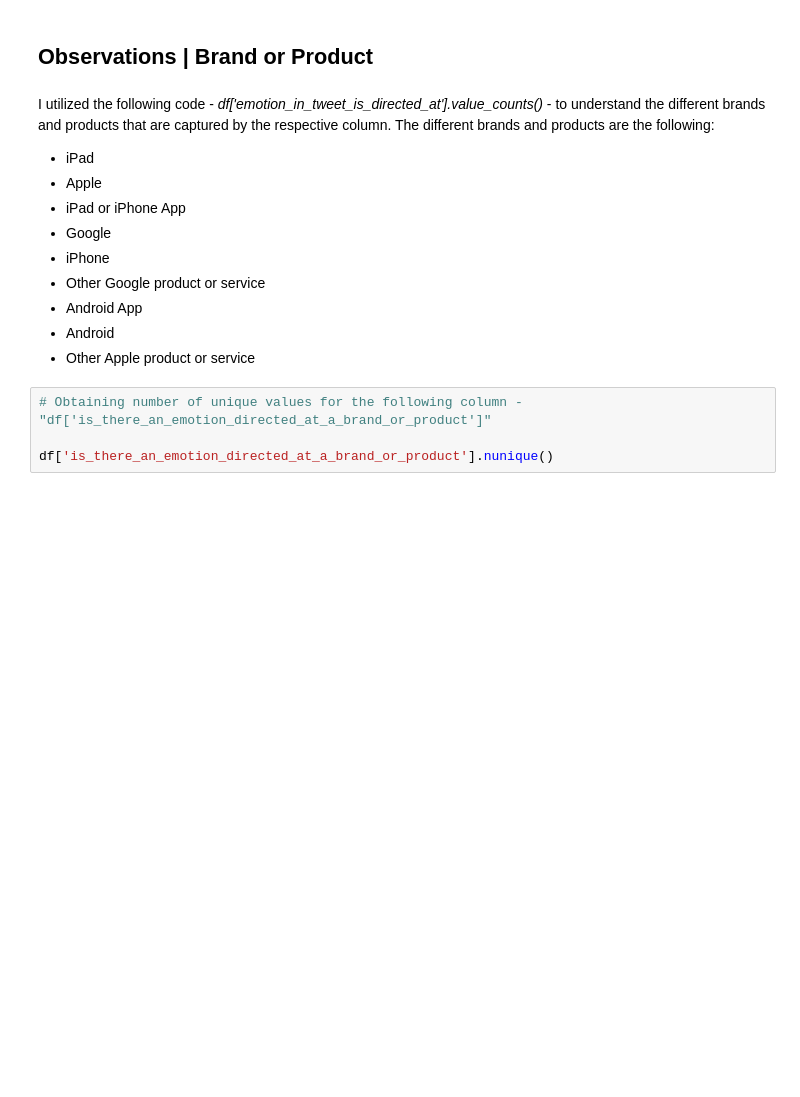
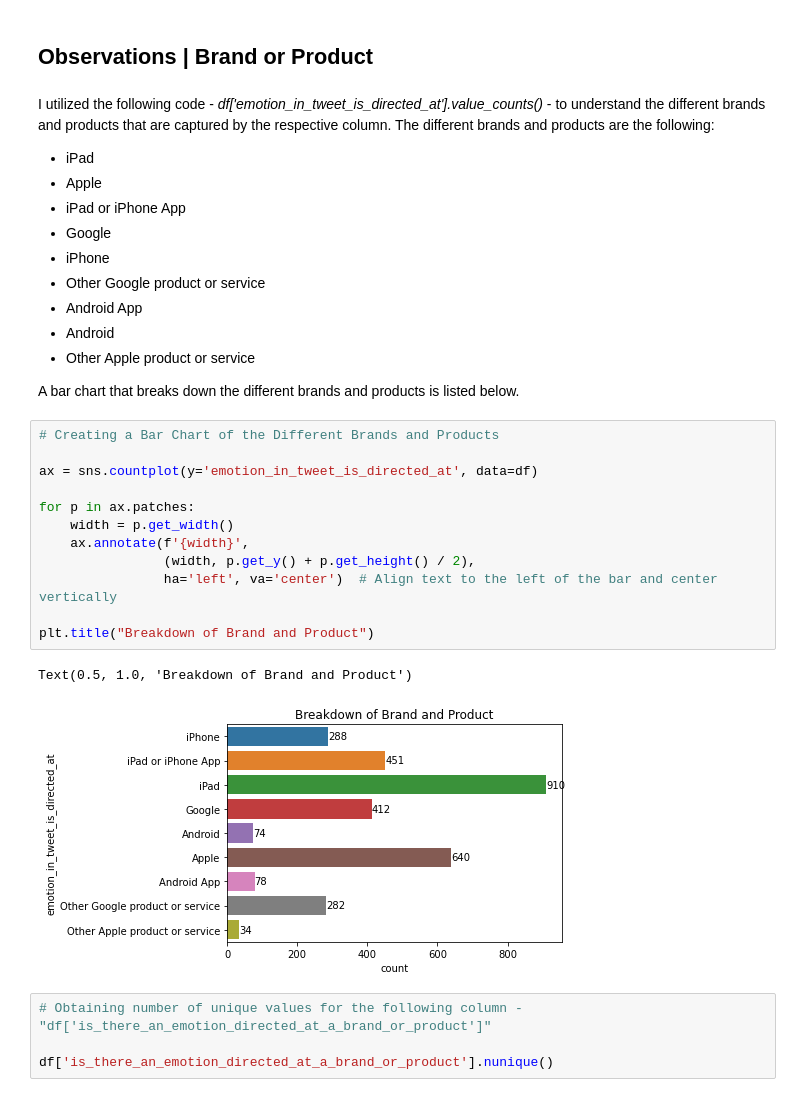
Before and after one commit to keithotuomagie/tweet_analysis, a Jupyter notebook: notebook.ipynb, the cells around one changed output. Drawn from its saved outputs; the diff is of its cells as text; blank space fills up the shorter version.

```diff
--- a/notebook.ipynb
+++ b/notebook.ipynb
@@ -145,6 +145,23 @@ I utilized the following code - *df['emotion_in_tweet_is_directed_at'].value_cou
 - Android App
 - Android
 - Other Apple product or service
+
+A bar chart that breaks down the different brands and products is listed below.
+# %%
+# Creating a Bar Chart of the Different Brands and Products
+
+ax = sns.countplot(y='emotion_in_tweet_is_directed_at', data=df)
+
+for p in ax.patches:
+    width = p.get_width()
+    ax.annotate(f'{width}',
+                (width, p.get_y() + p.get_height() / 2),
+                ha='left', va='center')  # Align text to the left of the bar and center vertically
+
+plt.title("Breakdown of Brand and Product")
+# %% [output]
+Text(0.5, 1.0, 'Breakdown of Brand and Product')
+[figure, added]
 # %%
 # Obtaining number of unique values for the following column - "df['is_there_an_emotion_directed_at_a_brand_or_product']"
 
```
Also changed, not shown: parts of 26 cells of this notebook.
